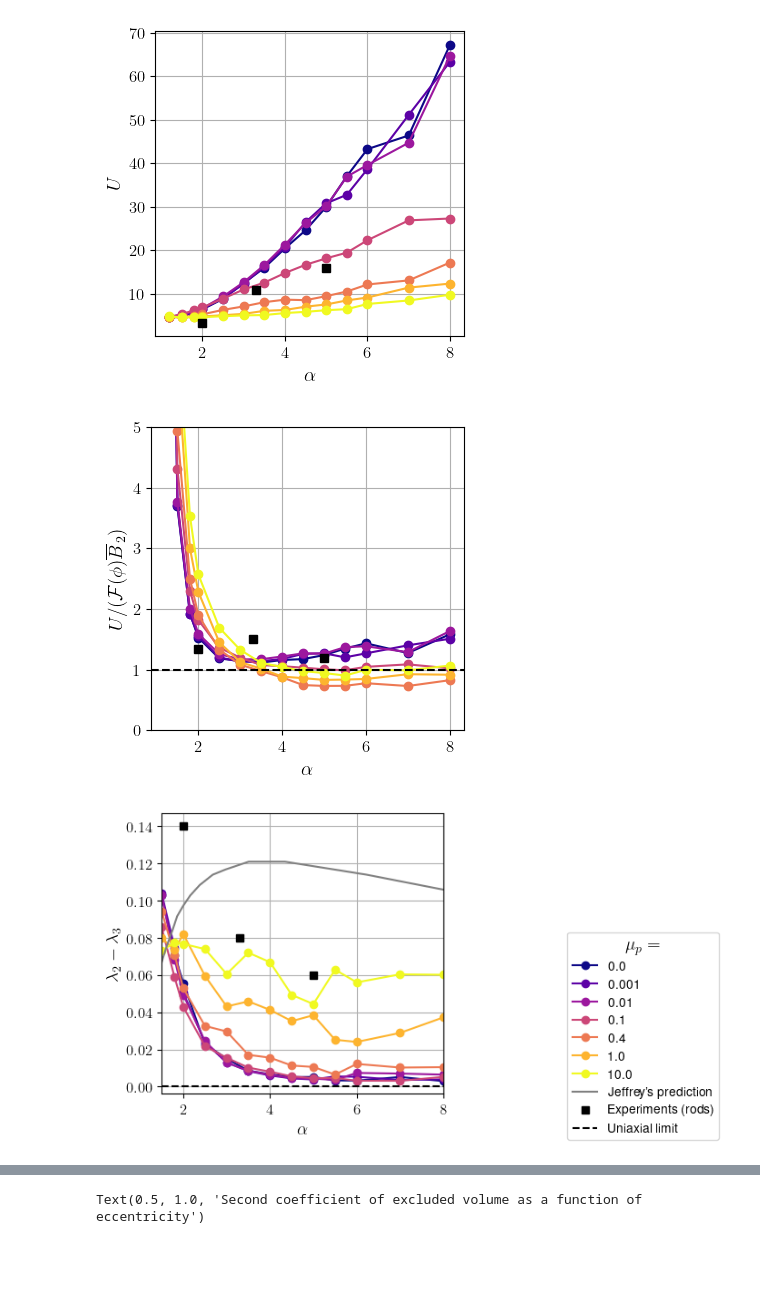
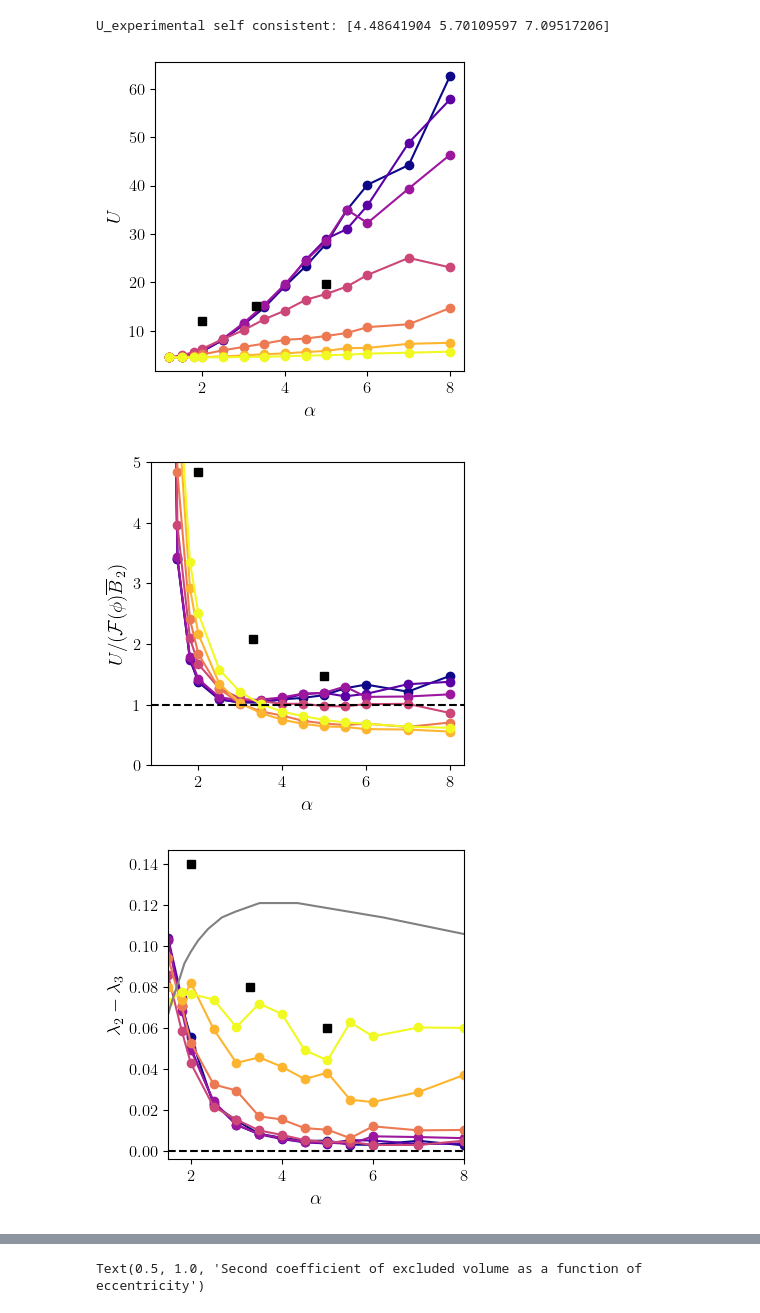
Before and after one commit to JBil8/Data_processing_orientations, a Jupyter notebook: maier_3d.ipynb, the cells around one changed output, grey strips where cells are left out. Cells and saved outputs as stored; diff of their text form; code cells hidden in the pictures; blank space fills up the shorter version.

```diff
--- a/maier_3d.ipynb
+++ b/maier_3d.ipynb
@@ -306,10 +718,13 @@ for i_cof, fixed_cof in enumerate(cofs):
 cmap = plt.cm.plasma
 num_cofs = len(cofs)
 
-U_experimental = np.array([1.2512, 4.108, 5.747]) # the factor 4/3 takes into account the fact I fitted directly p_2
+# U_experimental = np.array([1.2512, 4.108, 5.747])
 alpha_experimental= np.array([2.0, 3.3, 5.0])
 phi_experimental = np.array([0.495, 0.5, 0.48])
 S2_experimental = np.array([0.27, 0.72, 0.81])
+
+U_experimental = np.array([find_U_from_S2(s2) for s2 in S2_experimental])
+print("U_experimental self consistent:", U_experimental)
 
 for i_I, I_val in enumerate(Is):
     plt.figure(figsize=(4,4))
@@ -322,7 +737,7 @@ for i_I, I_val in enumerate(Is):
         plt.plot(
             # eccentricity,
             aspect_ratios,
-            U_fitted[i_cof, i_I, :],
+            Us_self_consistents[i_cof, i_I, :],
             label=f"{cof_val}",
             color=colors[i_cof],
             marker='o'
@@ -350,12 +765,13 @@ for i_I, I_val in enumerate(Is):
     # plt.ylim(0, 2)
     # plt.xlim(1.5, 6.0)
     # plt.legend(title="$\\mu_p=$", bbox_to_anchor=(1.4, 0.5), fontsize=10)
-    plt.grid(True)
+    # plt.grid(True)
     plt.tight_layout()
-    plt.savefig(f"U_fitted_vs_alpha_I_{I_val}_unscaled.png", dpi=300, bbox_inches='tight')
+    # plt.savefig(f"U_fitted_vs_alpha_I_{I_val}_unscaled.png", dpi=300, bbox_inches='tight')
     plt.show()
 # %% [output]
+U_experimental self consistent: [4.48641904 5.70109597 7.09517206]
-[figure, old version]
+[figure, new version]
 # %%
 def second_coeff_excluded_volume(x):
     first_factor = 15 / 32 / x**4
@@ -370,6 +786,16 @@ def parsons_volume_approx(alpha):
     third_term = 1+3*chi**2/14
     return first_term * second_term * third_term
 
+def parsons_volume_approx_p4(alpha):
+    """
+    Calculates the magnitude of the P4 coefficient
+    from the excluded volume expansion (Eq. 19).
+    """
+    chi = (alpha**2 - 1) / (alpha**2 + 1)
+    global_factor = 8.0 / np.sqrt(1.0 - chi**2)
+    p4_factor = (1.0 / 35.0) * chi**4
+    return global_factor * p4_factor
+
 def excluded_volume_rod(alpha):
     second_coeff_A_complete = -5 /32 *np.pi *  (8*alpha / np.pi +2/alpha)
     # second_coeff_A_complete = 16 * alpha / (3*np.pi)
@@ -379,6 +805,8 @@ def excluded_volume_rod(alpha):
     return (second_coeff_A_complete +second_coeff_B_complete + second_coeff_C_complete)
 
 
+
+U_theoretical = np.zeros((len(cofs), len(Is), len(aspect_ratios)))
 for i_I, I_val in enumerate(Is):
     plt.figure(figsize=(4,4))
     colors = [cmap(i / (num_cofs - 1)) for i in range(num_cofs)]
@@ -391,15 +819,13 @@ for i_I, I_val in enumerate(Is):
         phi_dense = phis[i_cof, i_I, :]
         number_density = phi_dense / volume
         correction_density = phi_dense*(1-3/4*phi_dense) / (1-phi_dense)**2
+        U_theoretical[i_cof, i_I, :] = volume_excluded * correction_density
         # correction_density = phi_dense/24 *(4*phi_dense**2 - 33*phi_dense+34) / (1-phi_dense)**2
         plt.plot(
             # eccentricity,
             aspect_ratios,
-            # U_fitted[i_cof, i_I, :]/phi_dense,
-            # U_fitted[i_cof, i_I, :]  / (2* 4/np.pi* aspect_ratios * phi_dense,
-            U_fitted[i_cof, i_I, :] /(volume_excluded*correction_density), #factor 3/4 accounts for the use of cos(2*theta) instead of P_2(cos(theta))
-            # U_fitted[i_cof, i_I, :] /(volume_excluded* phi_dense),
-            # U_fitted[i_cof, i_I, :] ,
+            # U_fitted[i_cof, i_I, :] /(volume_excluded*correction_density), #factor 3/4 accounts for the use of cos(2*theta) instead of P_2(cos(theta))
+            Us_self_consistents[i_cof, i_I, :] / U_theoretical[i_cof, i_I, :],
             label=f"{cof_val}",
             color=colors[i_cof],
             marker='o'
@@ -426,13 +852,13 @@ for i_I, I_val in enumerate(Is):
     # plt.axhline(0.5, color='k', linestyle='--', linewidth=1.5, label="Excluded volume/2")
     plt.ylim(0, 5.0)
     # plt.xlim(1.5, 10.0)
-    # plt.legend(title="$\\mu_p=$", bbox_to_anchor=(1.4, 1.1), fontsize=10)
-    plt.grid(True)
+    # plt.legend(title="$\\mu_p=$", bbox_to_anchor=(1.5, 1.1), fontsize=10)
+    # plt.grid(True)
     plt.tight_layout()
     plt.savefig(f"U_fitted_vs_alpha_I_{I_val}_scaled.png", dpi=300, bbox_inches='tight')
     plt.show()
 # %% [output]
-[figure, old version]
+[figure, new version]
 # %%
 alphas_rods_experiments = np.array([2.0, 3.3,5.0]) #from alignment and dynamics Soft matter 2012
 
@@ -452,37 +878,37 @@ alphas_jeffrey = np.sqrt((1 + beta_jeffrey) / (1-beta_jeffrey))
 cmap = plt.cm.plasma
 for i_I, I_val in enumerate(Is):
     plt.figure(figsize=(4,4))
     colors = [cmap(i / (num_cofs - 1)) for i in range(num_cofs)]
 
     for i_cof, cof_val in enumerate(cofs):
         plt.plot(
             aspect_ratios,
             biaxiality[i_cof, i_I, :],
             label=f"{cof_val}",
             color=colors[i_cof],
             marker='o'
         )
 
     # Plot Jeffrey's prediction
     plt.plot(alphas_jeffrey, biaxiality_jeffrey, '-', color='gray', label="Jeffrey's prediction")
 
     # Plot experimental data
     plt.plot(alphas_rods_experiments, biaxiality_data_rods_experiments, 's', color='black', label='Experiments (rods)')
 
     # plt.title(f"Biaxiality vs α for I = {I_val}")
     plt.xlabel("$\\alpha$")
     plt.ylabel("$\\lambda_2-\\lambda_3$")
     # plt.ylim(-0.0, 0.33)
     plt.axhline(0.0, color='k', linestyle='--', linewidth=1.5, label="Uniaxial limit")
     # plt.axhline(0.5, color='k', linestyle=':', linewidth=1.5, label="Maximum biaxiality")
-    plt.legend(title="$\\mu_p =$", bbox_to_anchor=(2.0, 0.6), fontsize=10)
-    plt.grid(True)
+    # plt.legend(title="$\\mu_p =$", bbox_to_anchor=(2.0, 0.6), fontsize=10)
+    # plt.grid(True)
     plt.tight_layout()
     plt.xlim(1.5, 8.0)
-    plt.savefig(f"biaxiality_vs_alpha_I_{I_val}.png", dpi=300, bbox_inches='tight')
+    plt.savefig(f"biaxiality_vs_alpha_I_{I_val}.svg", dpi=300, bbox_inches='tight')
     plt.show()
 # %% [output]
-[figure, old version]
+[figure, new version]
 # %%
 # print theta_D wrt the paramenters
 for i_I, I_val in enumerate(Is):
```
Also changed, not shown: parts of 37 cells of this notebook, 3 other files.
